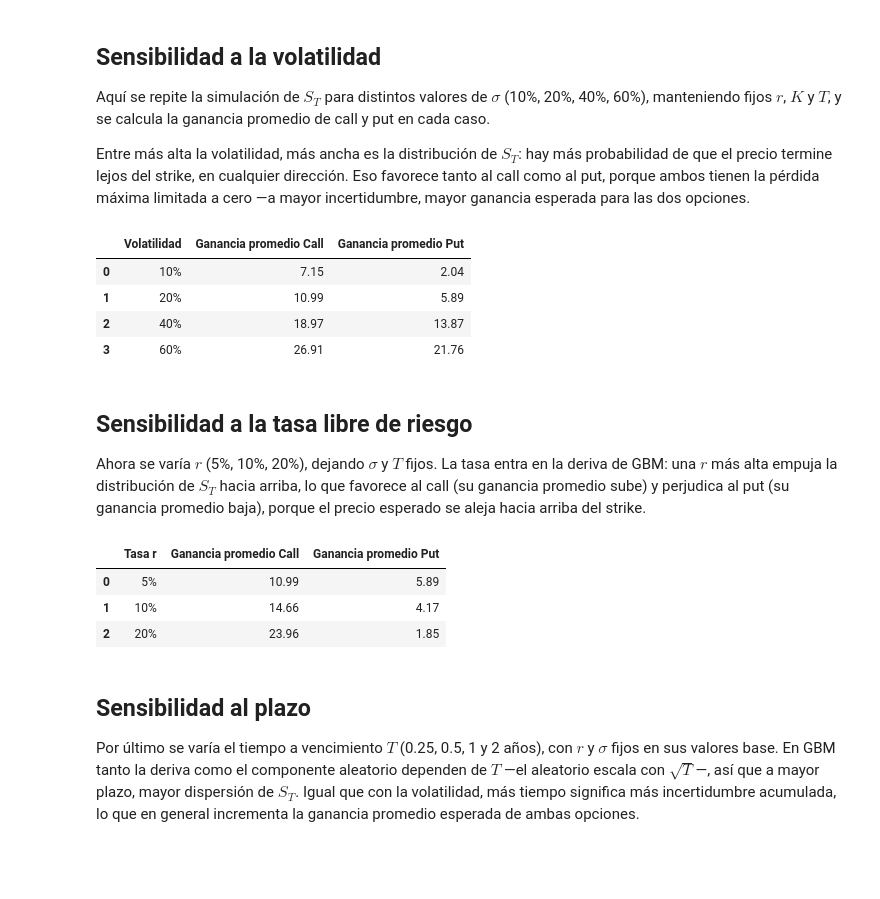
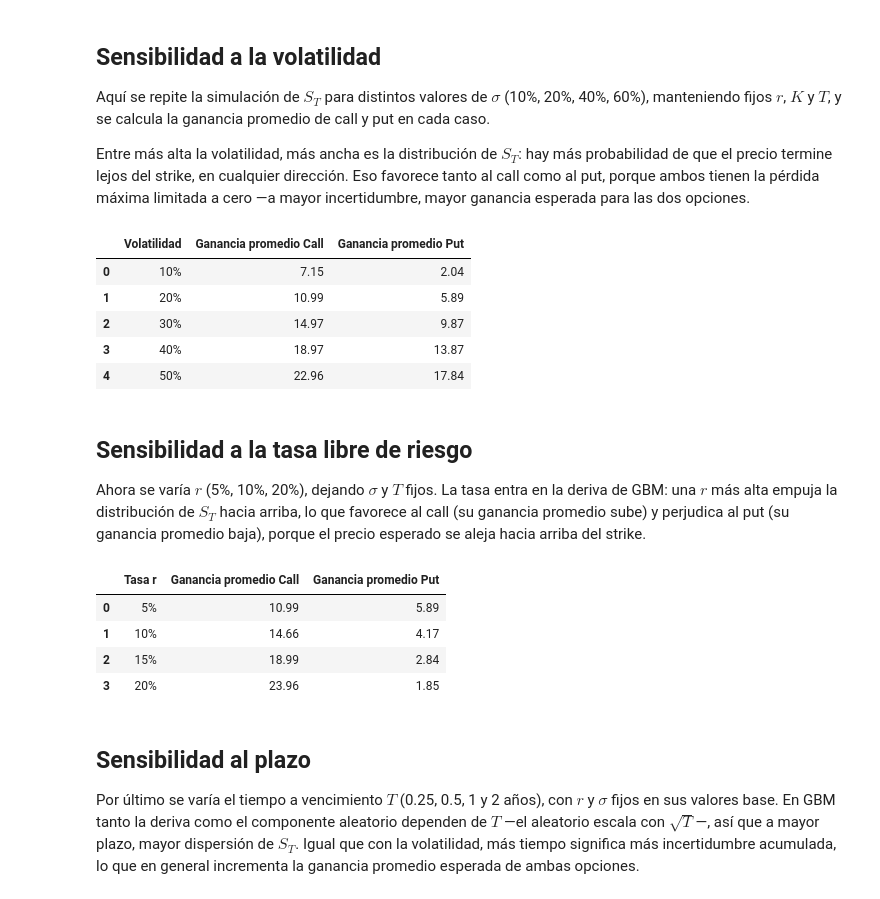
Before and after one commit to Diegunts/Simul-de-procesos-fin, a Jupyter notebook: Long_put_documentado.ipynb, the cells around one changed output. Drawn from its saved outputs; the diff is of its cells as text; code cells hidden in the pictures; blank space fills up the shorter version.

```diff
--- a/Long_put_documentado.ipynb
+++ b/Long_put_documentado.ipynb
@@ -189,36 +189,37 @@ Aquí se repite la simulación de $S_T$ para distintos valores de $\sigma$ (10%,
 
 Entre más alta la volatilidad, más ancha es la distribución de $S_T$: hay más probabilidad de que el precio termine lejos del strike, en cualquier dirección. Eso favorece tanto al call como al put, porque ambos tienen la pérdida máxima limitada a cero —a mayor incertidumbre, mayor ganancia esperada para las dos opciones.
 # %%
-volatilidades = [0.10, 0.20, 0.40, 0.60]
+volatilidades = [0.10, 0.20, 0.30, 0.40, 0.50]
 resultados_volatilidad = []
 
 np.random.seed(42)
 Z = np.random.normal(0, 1, M)
 
 for volatilidad in volatilidades:
     ST = S * np.exp(
         (r - 0.5 * volatilidad**2) * T
         + volatilidad * np.sqrt(T) * Z
     )
     resultados_volatilidad.append({
         "Volatilidad": f"{volatilidad:.0%}",
         "Ganancia promedio Call": np.maximum(ST - k, 0).mean(),
         "Ganancia promedio Put": np.maximum(k - ST, 0).mean()
     })
 
 pd.DataFrame(resultados_volatilidad).round(2)
 # %% [output]
 |  | Volatilidad | Ganancia promedio Call | Ganancia promedio Put |
 | 0 | 10% | 7.15 | 2.04 |
 | 1 | 20% | 10.99 | 5.89 |
-| 2 | 40% | 18.97 | 13.87 |
-| 3 | 60% | 26.91 | 21.76 |
+| 2 | 30% | 14.97 | 9.87 |
+| 3 | 40% | 18.97 | 13.87 |
+| 4 | 50% | 22.96 | 17.84 |
 # %% [markdown]
 ## Sensibilidad a la tasa libre de riesgo
 
 Ahora se varía $r$ (5%, 10%, 20%), dejando $\sigma$ y $T$ fijos. La tasa entra en la deriva de GBM: una $r$ más alta empuja la distribución de $S_T$ hacia arriba, lo que favorece al call (su ganancia promedio sube) y perjudica al put (su ganancia promedio baja), porque el precio esperado se aleja hacia arriba del strike.
 # %%
-tasas = [0.05, 0.10, 0.20]
+tasas = [0.05, 0.10, 0.15, 0.20]
 resultados_tasa = []
 
 np.random.seed(42)
@@ -240,7 +241,8 @@ pd.DataFrame(resultados_tasa).round(2)
 |  | Tasa r | Ganancia promedio Call | Ganancia promedio Put |
 | 0 | 5% | 10.99 | 5.89 |
 | 1 | 10% | 14.66 | 4.17 |
-| 2 | 20% | 23.96 | 1.85 |
+| 2 | 15% | 18.99 | 2.84 |
+| 3 | 20% | 23.96 | 1.85 |
 # %% [markdown]
 ## Sensibilidad al plazo
 
```
Also changed, not shown: parts of 4 cells of this notebook.
